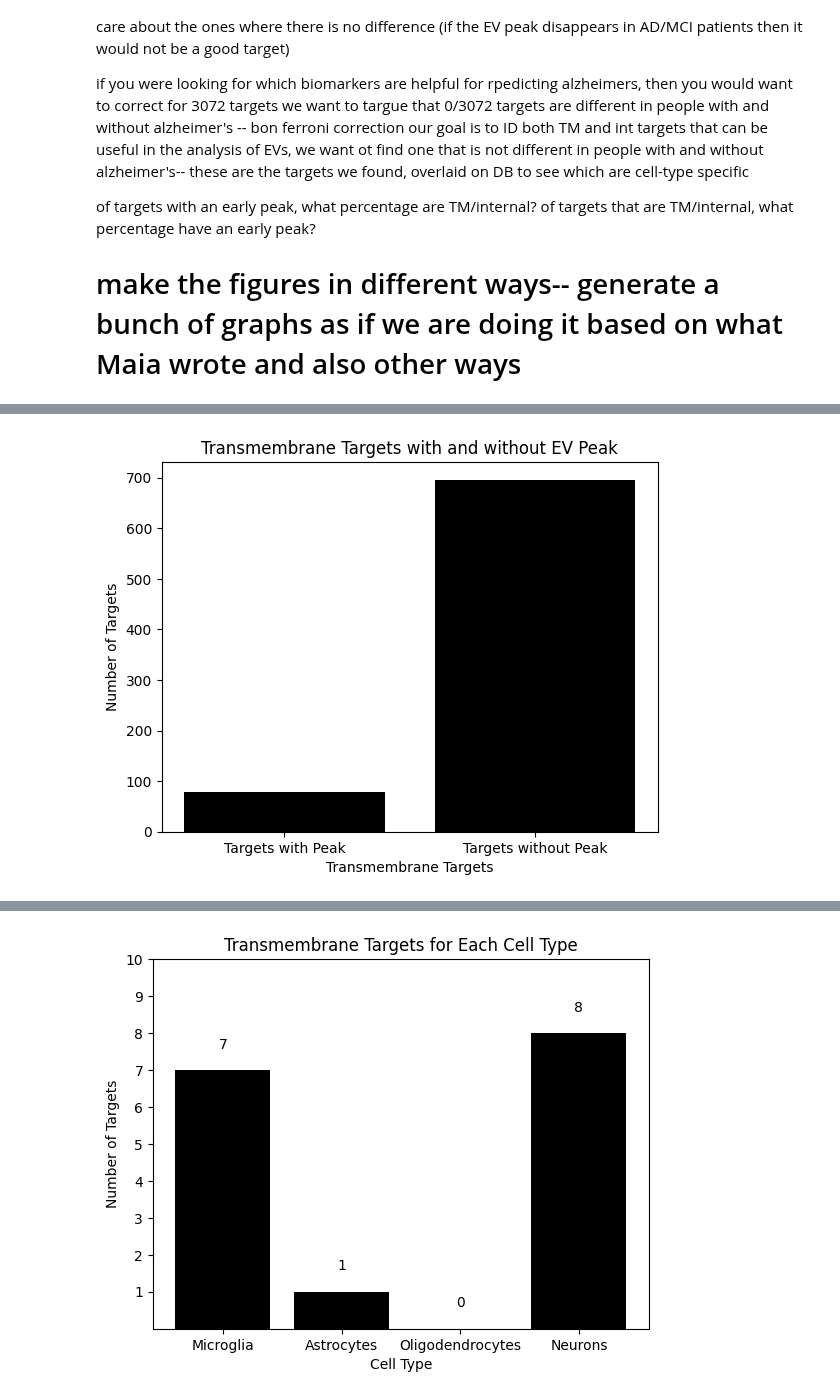
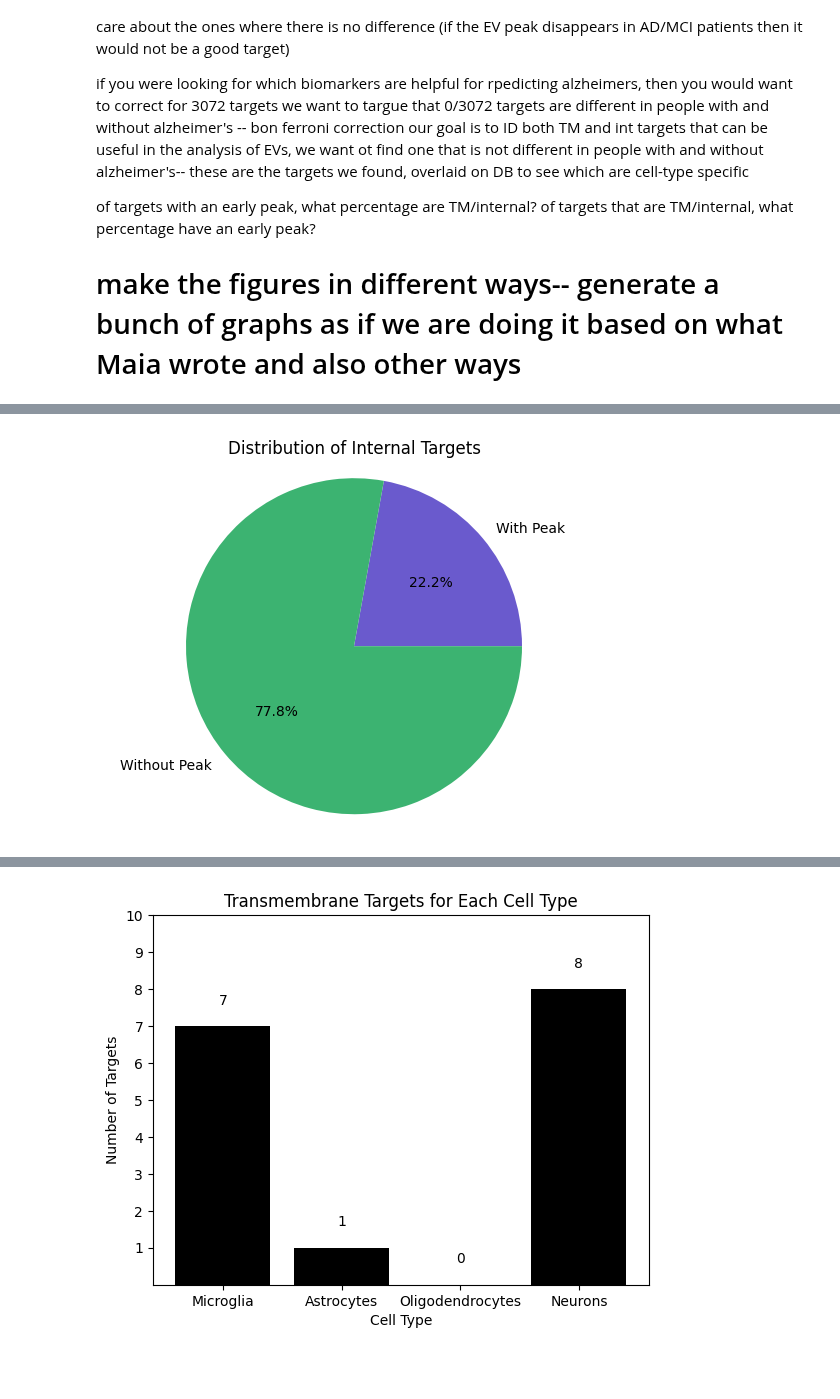
Before and after one commit to Walt-Lab/bdev_mass_spec, a Jupyter notebook: 3_analysis.ipynb, the cells around one changed output, grey strips where cells are left out. Cells and saved outputs as stored; diff of their text form; code cells hidden in the pictures; blank space fills up the shorter version.

```diff
--- a/3_analysis.ipynb
+++ b/3_analysis.ipynb
@@ -785,19 +758,14 @@ plt.show()
-# %%
-tm_with_peak = set(tm_uniprots) & set(correct_fractionation)
-tm_without_peak = set(tm_uniprots) - set(correct_fractionation)
-
-tm_dict = {
-    "Targets with Peak": len(tm_with_peak),
-    "Targets without Peak": len(tm_without_peak),
-}
-
-x_labels = list(tm_dict.keys())
-y_labels = list(tm_dict.values())
-
-plt.bar(x_labels, y_labels, color="black")
-plt.xlabel("Transmembrane Targets")
-plt.ylabel("Number of Targets")
-plt.title("Transmembrane Targets with and without EV Peak")
-plt.show()
-# %% [output]
-[figure, removed]
+# %%
+internal_with_peak = len(set(inside_uniprots) & set(correct_fractionation))
+internal_without_peak = len(set(inside_uniprots) - set(correct_fractionation))
+
+labels = ["With Peak", "Without Peak"]
+sizes = [internal_with_peak, internal_without_peak]
+colors = ["slateblue", 'mediumseagreen']
+
+plt.pie(sizes, labels=labels, colors=colors, autopct='%1.1f%%')
+plt.axis('equal')
+plt.title("Distribution of Internal Targets")
+plt.show()
+# %% [output]
+[figure, added]
```
Also changed, not shown: parts of 5 cells of this notebook, 3 other files.
